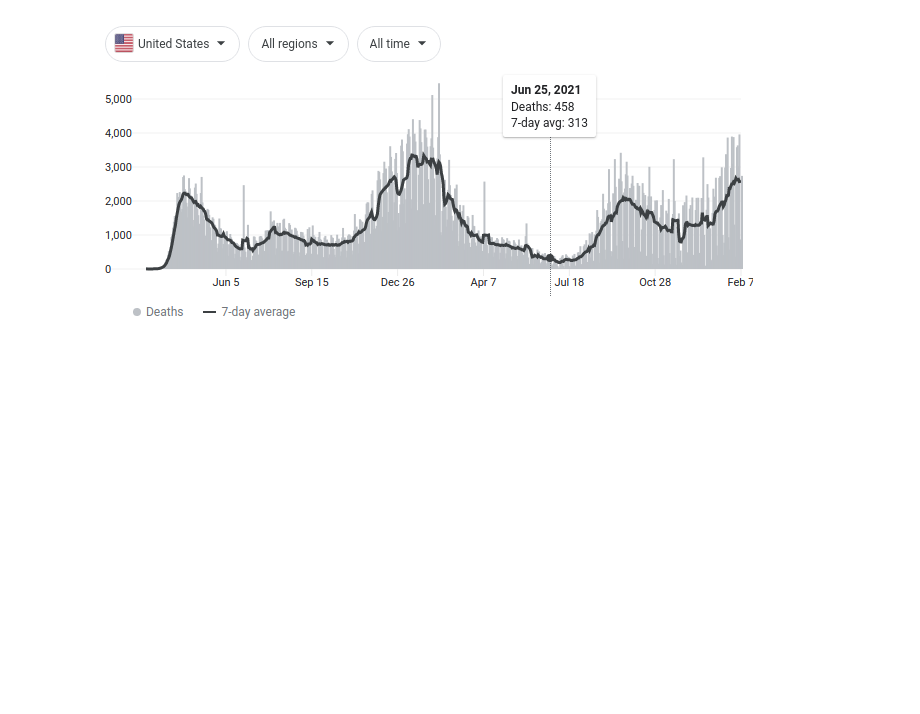
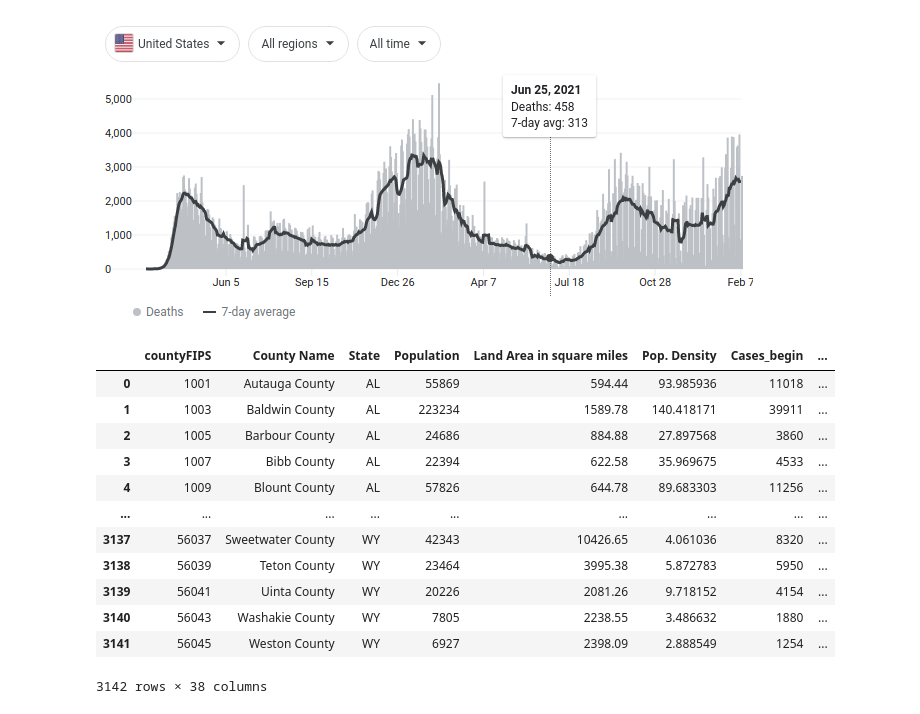
Before and after one commit to dzoanka/Covid19-cases-deaths-against-vax-in-US-counties, a Jupyter notebook: Vax_cases_deaths.ipynb, the cells around one changed output. Drawn from its saved outputs; the diff is of its cells as text; code cells hidden in the pictures; blank space fills up the shorter version.

```diff
--- a/Vax_cases_deaths.ipynb
+++ b/Vax_cases_deaths.ipynb
@@ -128,4 +128,32 @@ df_all['Deaths in given period'] = df_all['Deaths_end'] - df_all['Deaths_begin']
 df_all['Percentage of fully vaccinated'] = (df_all['Complete_pct_begin'] + df_all['Complete_pct_end'])/2
 df_all['Percentage of vaccinated with booster'] = (df_all['Complete_pct_begin'] + df_all['Complete_pct_end'])/2
 
+#File from https://www.openintro.org/data/?data=county_complete
+df_area = pd.read_csv('input_data/county_complete.csv')
+
+fips_counties = list(df_all['countyFIPS'])
+area_data = list()
+for fips in fips_counties:
+    row = df_area.loc[df_area['fips'] == fips]
+    area_data.append(round(row['area_2010'].item(), 2))
+
+df_all.insert(4, 'Land Area in square miles', area_data)
+df_all.insert(5, 'Pop. Density', df_all['Population']/df_all['Land Area in square miles'])
+
 df_all.to_csv("data/vax_cases_deaths.csv", index = False)
+# %%
+df_all
+# %% [output]
+|  | countyFIPS | County Name | State | Population | Land Area in square miles | Pop. Density | Cases_begin | ... |
+| 0 | 1001 | Autauga County | AL | 55869 | 594.44 | 93.985936 | 11018 | ... |
+| 1 | 1003 | Baldwin County | AL | 223234 | 1589.78 | 140.418171 | 39911 | ... |
+| 2 | 1005 | Barbour County | AL | 24686 | 884.88 | 27.897568 | 3860 | ... |
+| 3 | 1007 | Bibb County | AL | 22394 | 622.58 | 35.969675 | 4533 | ... |
+| 4 | 1009 | Blount County | AL | 57826 | 644.78 | 89.683303 | 11256 | ... |
+| ... | ... | ... | ... | ... | ... | ... | ... | ... |
+| 3137 | 56037 | Sweetwater County | WY | 42343 | 10426.65 | 4.061036 | 8320 | ... |
+| 3138 | 56039 | Teton County | WY | 23464 | 3995.38 | 5.872783 | 5950 | ... |
+| 3139 | 56041 | Uinta County | WY | 20226 | 2081.26 | 9.718152 | 4154 | ... |
+| 3140 | 56043 | Washakie County | WY | 7805 | 2238.55 | 3.486632 | 1880 | ... |
+| 3141 | 56045 | Weston County | WY | 6927 | 2398.09 | 2.888549 | 1254 | ... |
+3142 rows × 38 columns
```
Also changed, not shown: 4 other files.
